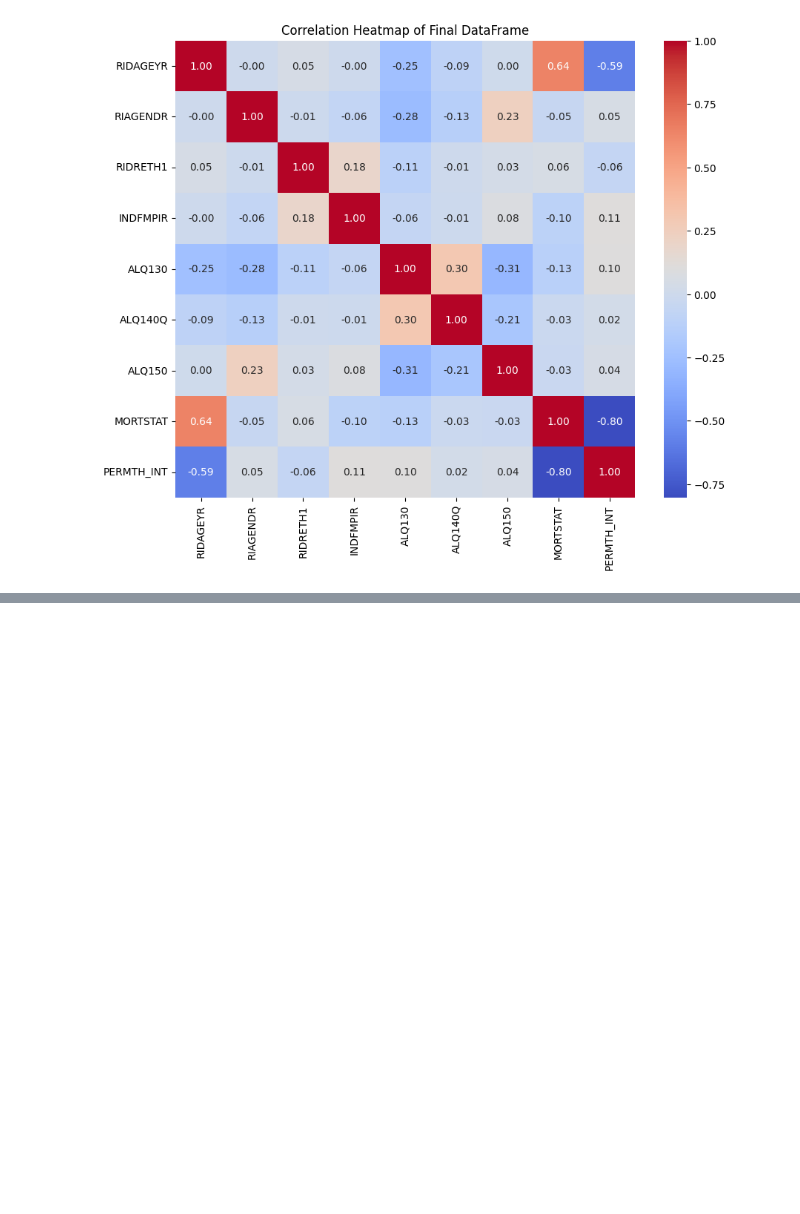
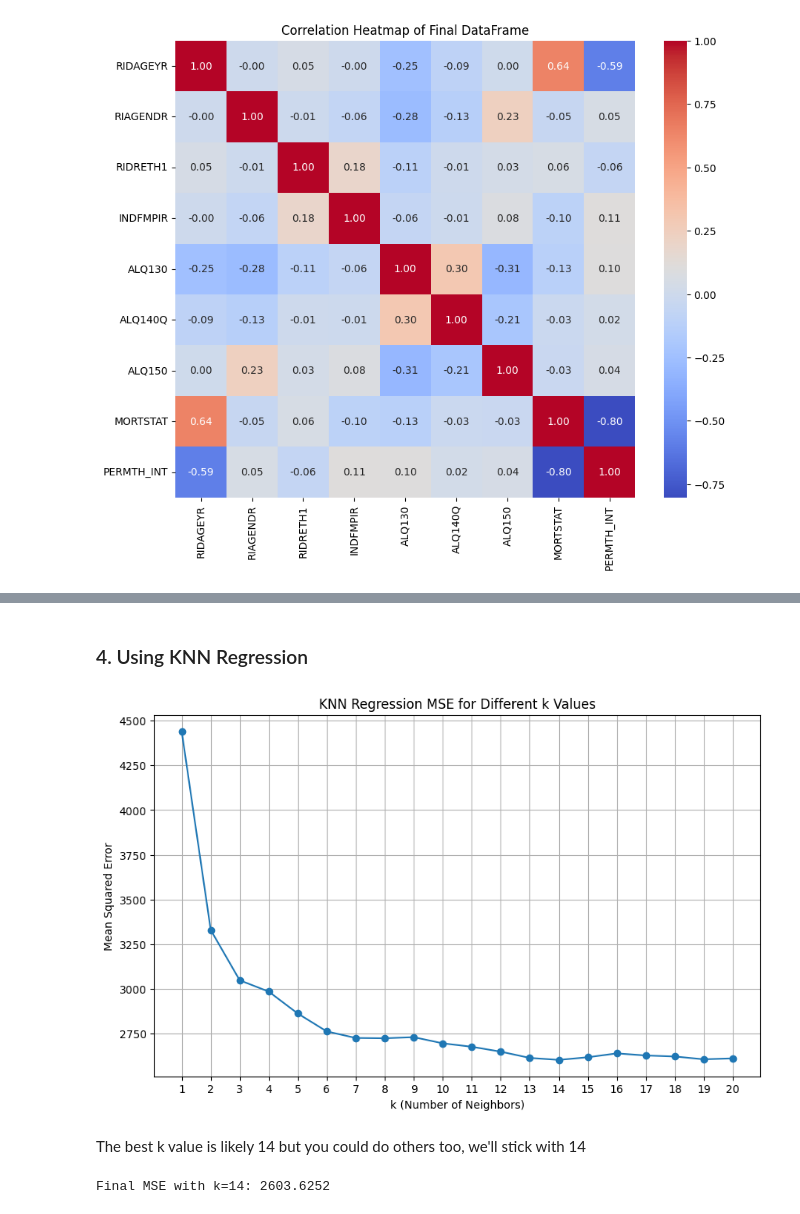
Before and after one commit to iAbel1478/NHANES_project_1_ml-main, a Jupyter notebook: notebooks/nhanes_yahya_work.ipynb, the cells around one changed output, grey strips where cells are left out. Cells and saved outputs as stored; diff of their text form; code cells hidden in the pictures; blank space fills up the shorter version.

```diff
--- a/notebooks/nhanes_yahya_work.ipynb
+++ b/notebooks/nhanes_yahya_work.ipynb
@@ -305,0 +444,53 @@ plt.show()
+# %% [markdown]
+### 4. Using KNN Regression
+# %%
+# Using your variables to predict mortality using a k-Nearest Neighbor Regression. Analyze its performance and explain clearly how you select k
+
+# selecting features and target variable for regression
+X_reg = df_final.drop(columns=['MORTSTAT', 'PERMTH_INT'])
+y_reg = df_final['PERMTH_INT']
+
+# train test split for regression
+X_train_reg, X_test_reg, y_train_reg, y_test_reg = train_test_split(X_reg, y_reg, test_size=0.2, random_state=42)
+
+# normalize numeric features in X_train_reg and X_test_reg using min-max scaling and dont scale one-hot encoded variables,
+# which are race_2, race_3, race_4, and race_5 and the riagender variable
+for col in num_cols:
+    X_train_reg[col] = minmax(X_train_reg[col])
+    X_test_reg[col] = minmax(X_test_reg[col])
+
+from sklearn.neighbors import KNeighborsRegressor
+from sklearn.metrics import mean_squared_error
+
+# selecting k for regression
+k_values_reg = range(1, 21)
+mse_values = []
+for k in k_values_reg:
+    knn_reg = KNeighborsRegressor(n_neighbors=k)
+    knn_reg.fit(X_train_reg, y_train_reg)
+    y_pred_reg = knn_reg.predict(X_test_reg)
+    mse = mean_squared_error(y_test_reg, y_pred_reg)
+    mse_values.append(mse)
+    # plot MSE for different k values
+
+plt.figure(figsize=(10,6))
+plt.plot(k_values_reg, mse_values, marker='o')
+plt.title('KNN Regression MSE for Different k Values')
+plt.xlabel('k (Number of Neighbors)')
+plt.ylabel('Mean Squared Error')
+plt.xticks(k_values_reg)
+plt.grid()
+plt.show()
+# %% [output]
+[figure, added]
+# %% [markdown]
+The best k value is likely 14 but you could do others too, we'll stick with 14
+# %%
+# k = 14 gives the lowest MSE so we will use that for our final regression model
+knn_reg_final = KNeighborsRegressor(n_neighbors=14)
+knn_reg_final.fit(X_train_reg, y_train_reg)
+y_pred_reg_final = knn_reg_final.predict(X_test_reg)
+final_mse = mean_squared_error(y_test_reg, y_pred_reg_final)
+print(f"Final MSE with k=14: {final_mse:.4f}")
+# %% [output]
+Final MSE with k=14: 2603.6252
```
Also changed, not shown: parts of 13 cells of this notebook.
